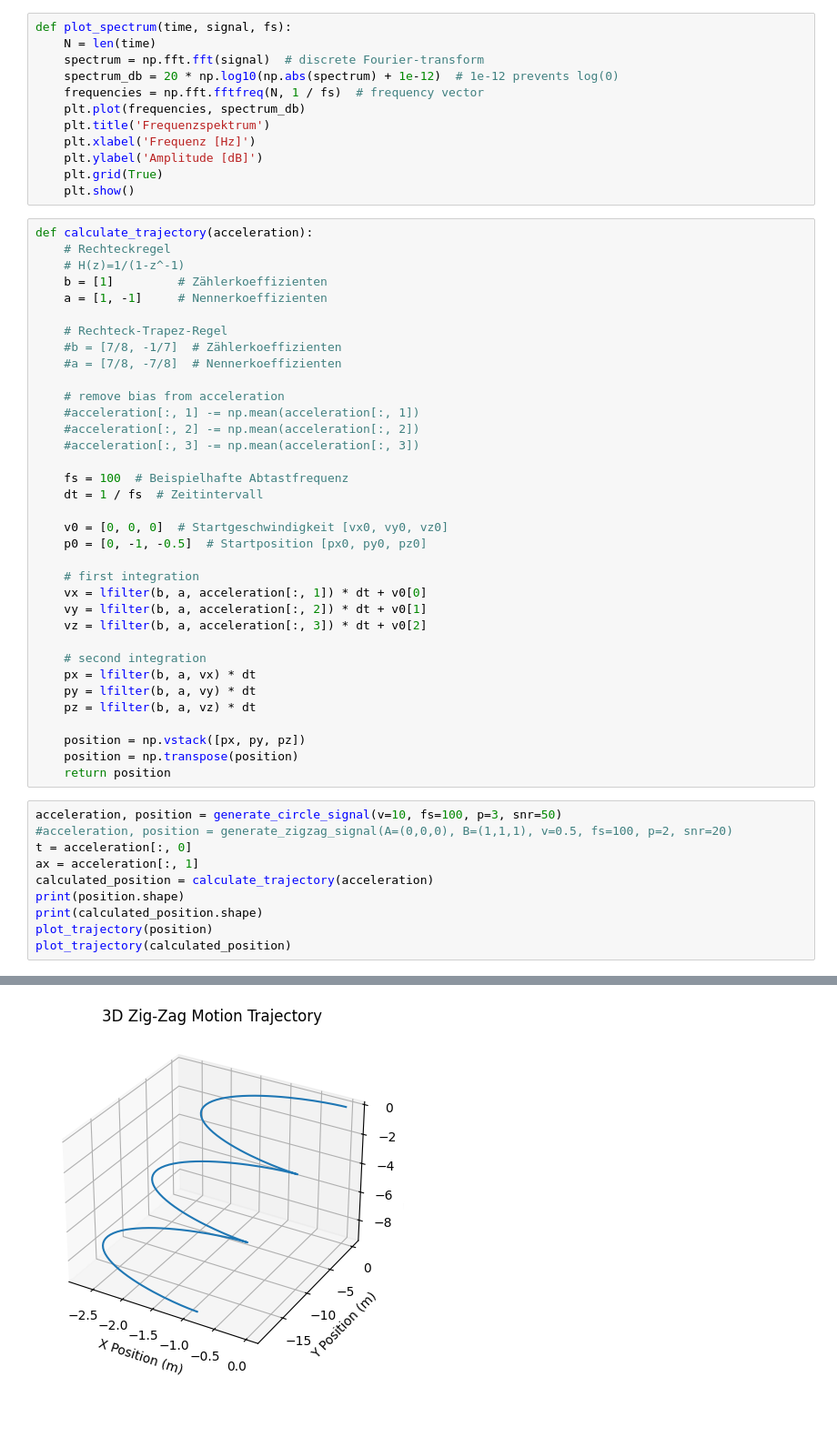
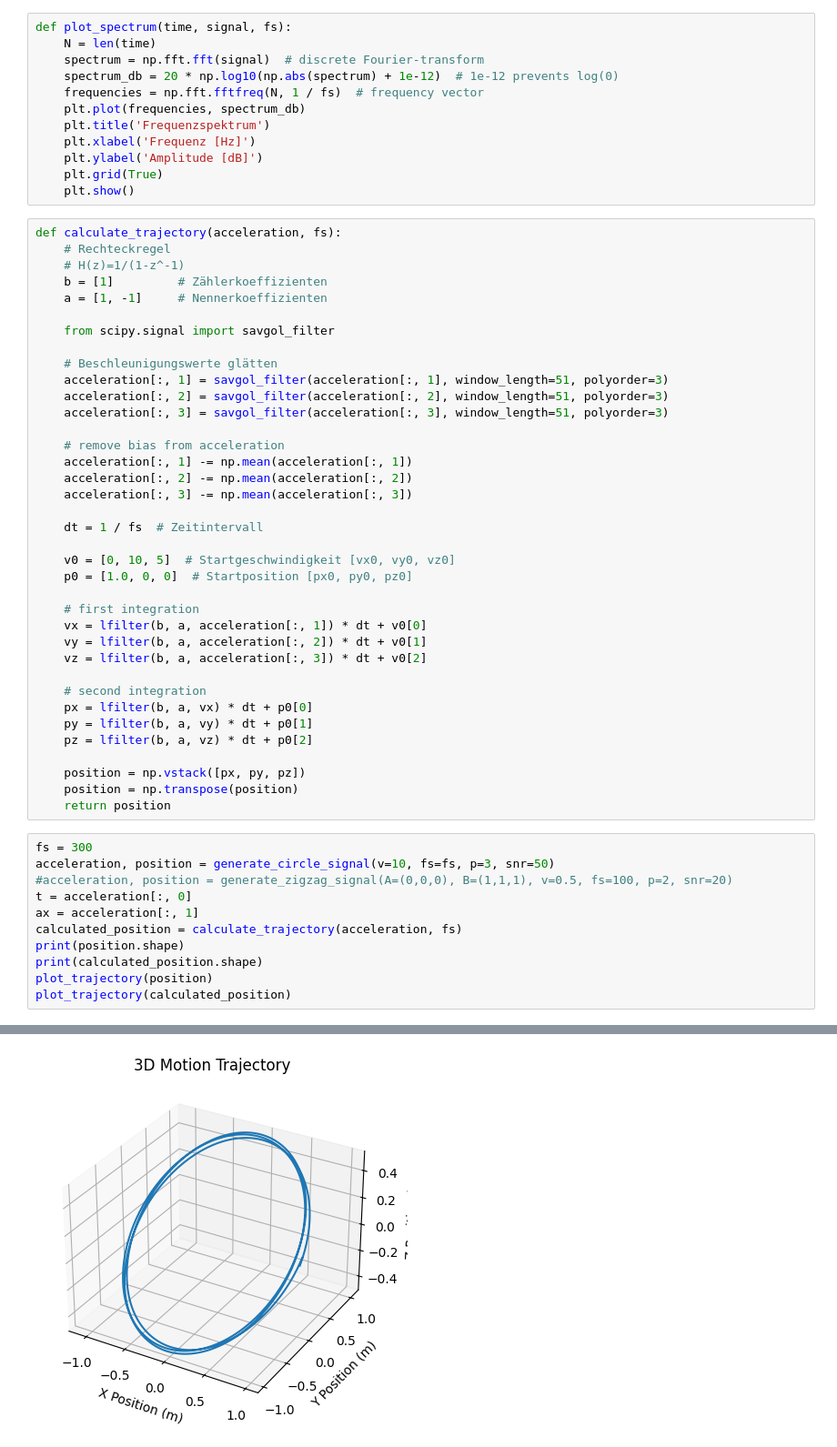
Before and after one commit to AlbrechtMaximilian/dsvs-praktikum, a Jupyter notebook: task_a.ipynb, the cells around one changed output, grey strips where cells are left out. Shown: that part at 91% size. Drawn from its saved outputs; the diff is of its cells as text; blank space fills up the shorter version.

Commit message:
fixed Rechteckintegrator

```diff
--- a/task_a.ipynb
+++ b/task_a.ipynb
@@ -16,26 +16,28 @@ def plot_spectrum(time, signal, fs):
     plt.grid(True)
     plt.show()
 # %%
-def calculate_trajectory(acceleration):
+def calculate_trajectory(acceleration, fs):
     # Rechteckregel
     # H(z)=1/(1-z^-1)
     b = [1]         # Zählerkoeffizienten
     a = [1, -1]     # Nennerkoeffizienten
 
-    # Rechteck-Trapez-Regel
-    #b = [7/8, -1/7]  # Zählerkoeffizienten
-    #a = [7/8, -7/8]  # Nennerkoeffizienten
+    from scipy.signal import savgol_filter
+
+    # Beschleunigungswerte glätten
+    acceleration[:, 1] = savgol_filter(acceleration[:, 1], window_length=51, polyorder=3)
+    acceleration[:, 2] = savgol_filter(acceleration[:, 2], window_length=51, polyorder=3)
+    acceleration[:, 3] = savgol_filter(acceleration[:, 3], window_length=51, polyorder=3)
 
     # remove bias from acceleration
-    #acceleration[:, 1] -= np.mean(acceleration[:, 1])
-    #acceleration[:, 2] -= np.mean(acceleration[:, 2])
-    #acceleration[:, 3] -= np.mean(acceleration[:, 3])
+    acceleration[:, 1] -= np.mean(acceleration[:, 1])
+    acceleration[:, 2] -= np.mean(acceleration[:, 2])
+    acceleration[:, 3] -= np.mean(acceleration[:, 3])
 
-    fs = 100  # Beispielhafte Abtastfrequenz
     dt = 1 / fs  # Zeitintervall
 
-    v0 = [0, 0, 0]  # Startgeschwindigkeit [vx0, vy0, vz0]
-    p0 = [0, -1, -0.5]  # Startposition [px0, py0, pz0]
+    v0 = [0, 10, 5]  # Startgeschwindigkeit [vx0, vy0, vz0]
+    p0 = [1.0, 0, 0]  # Startposition [px0, py0, pz0]
 
     # first integration
     vx = lfilter(b, a, acceleration[:, 1]) * dt + v0[0]
@@ -43,19 +45,20 @@ def calculate_trajectory(acceleration):
     vz = lfilter(b, a, acceleration[:, 3]) * dt + v0[2]
 
     # second integration
-    px = lfilter(b, a, vx) * dt
-    py = lfilter(b, a, vy) * dt
-    pz = lfilter(b, a, vz) * dt
+    px = lfilter(b, a, vx) * dt + p0[0]
+    py = lfilter(b, a, vy) * dt + p0[1]
+    pz = lfilter(b, a, vz) * dt + p0[2]
 
     position = np.vstack([px, py, pz])
     position = np.transpose(position)
     return position
 # %%
-acceleration, position = generate_circle_signal(v=10, fs=100, p=3, snr=50)
+fs = 300
+acceleration, position = generate_circle_signal(v=10, fs=fs, p=3, snr=50)
 #acceleration, position = generate_zigzag_signal(A=(0,0,0), B=(1,1,1), v=0.5, fs=100, p=2, snr=20)
 t = acceleration[:, 0]
 ax = acceleration[:, 1]
-calculated_position = calculate_trajectory(acceleration)
+calculated_position = calculate_trajectory(acceleration, fs)
 print(position.shape)
 print(calculated_position.shape)
 plot_trajectory(position)
@@ -67 +70 @@ plot_trajectory(calculated_position)
-[figure, old version]
+[figure, new version]
```
Also changed, not shown: parts of 1 cell of this notebook.
